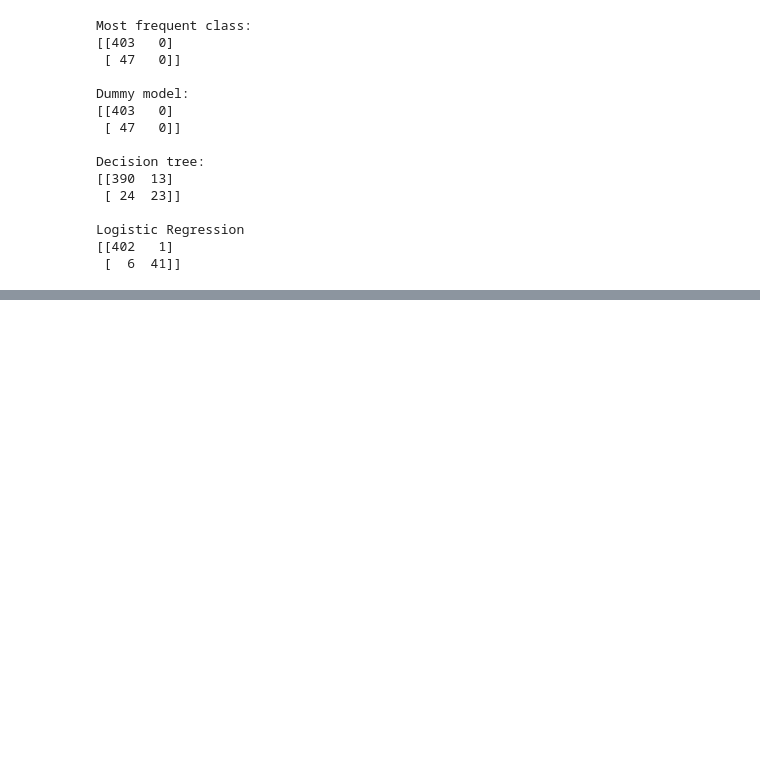
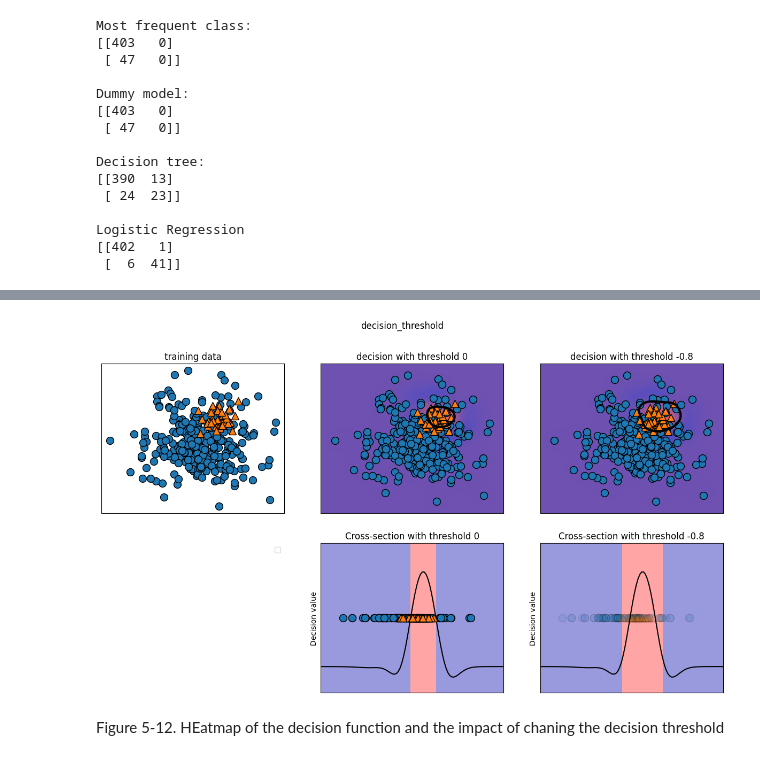
Before and after one commit to Youngsoo1024/Python_ML, a Jupyter notebook: Chap5/ch5_practice.ipynb, the cells around one changed output, grey strips where cells are left out. Saved outputs shown, nothing was run; the diff lists cells and outputs as text; code cells hidden in the pictures; blank space fills up the shorter version.

```diff
--- a/Chap5/ch5_practice.ipynb
+++ b/Chap5/ch5_practice.ipynb
@@ -495,0 +551,6 @@ Logistic Regression
+# %%
+mglearn.plots.plot_decision_threshold()
+# %% [output]
+[figure, added]
+# %% [markdown]
+Figure 5-12. HEatmap of the decision function and the impact of chaning the decision threshold
```
Also changed, not shown: parts of 8 cells of this notebook.
